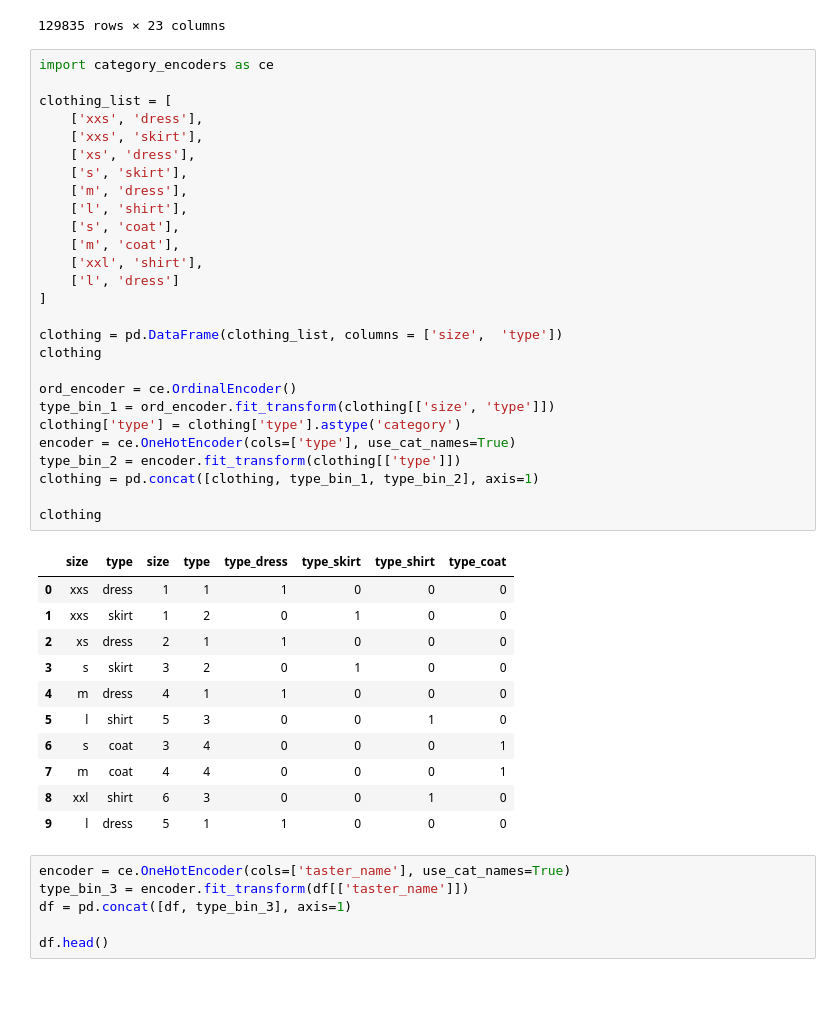
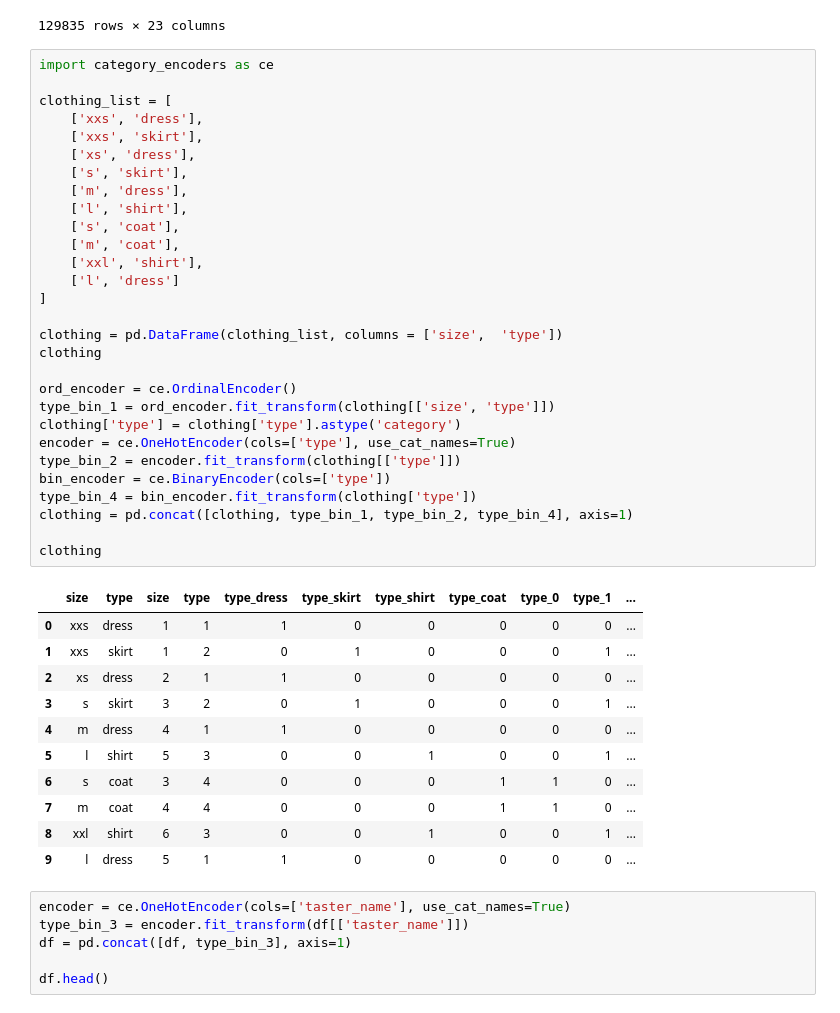
Before and after one commit to madskillskill/sf_data_science, a Jupyter notebook: EDA-3/wine.ipynb, the cells around one changed output. Drawn from its saved outputs; the diff is of its cells as text.

```diff
--- a/EDA-3/wine.ipynb
+++ b/EDA-3/wine.ipynb
@@ -285,42 +285,44 @@ Warning: No categorical columns found. Calling 'transform' will only return inpu
 # %%
 import category_encoders as ce
 
 clothing_list = [
     ['xxs', 'dress'],
     ['xxs', 'skirt'],
     ['xs', 'dress'],
     ['s', 'skirt'],
     ['m', 'dress'],
     ['l', 'shirt'],
     ['s', 'coat'],
     ['m', 'coat'],
     ['xxl', 'shirt'],
     ['l', 'dress']
 ]
 
 clothing = pd.DataFrame(clothing_list, columns = ['size',  'type'])
 clothing
 
 ord_encoder = ce.OrdinalEncoder()
 type_bin_1 = ord_encoder.fit_transform(clothing[['size', 'type']])
 clothing['type'] = clothing['type'].astype('category')
 encoder = ce.OneHotEncoder(cols=['type'], use_cat_names=True)
 type_bin_2 = encoder.fit_transform(clothing[['type']])
-clothing = pd.concat([clothing, type_bin_1, type_bin_2], axis=1)
+bin_encoder = ce.BinaryEncoder(cols=['type'])
+type_bin_4 = bin_encoder.fit_transform(clothing['type'])
+clothing = pd.concat([clothing, type_bin_1, type_bin_2, type_bin_4], axis=1)
 
 clothing
 # %% [output]
-|  | size | type | size | type | type_dress | type_skirt | type_shirt | type_coat |
-| 0 | xxs | dress | 1 | 1 | 1 | 0 | 0 | 0 |
-| 1 | xxs | skirt | 1 | 2 | 0 | 1 | 0 | 0 |
-| 2 | xs | dress | 2 | 1 | 1 | 0 | 0 | 0 |
-| 3 | s | skirt | 3 | 2 | 0 | 1 | 0 | 0 |
-| 4 | m | dress | 4 | 1 | 1 | 0 | 0 | 0 |
-| 5 | l | shirt | 5 | 3 | 0 | 0 | 1 | 0 |
-| 6 | s | coat | 3 | 4 | 0 | 0 | 0 | 1 |
-| 7 | m | coat | 4 | 4 | 0 | 0 | 0 | 1 |
-| 8 | xxl | shirt | 6 | 3 | 0 | 0 | 1 | 0 |
-| 9 | l | dress | 5 | 1 | 1 | 0 | 0 | 0 |
+|  | size | type | size | type | type_dress | type_skirt | type_shirt | type_coat | type_0 | type_1 | ... |
+| 0 | xxs | dress | 1 | 1 | 1 | 0 | 0 | 0 | 0 | 0 | ... |
+| 1 | xxs | skirt | 1 | 2 | 0 | 1 | 0 | 0 | 0 | 1 | ... |
+| 2 | xs | dress | 2 | 1 | 1 | 0 | 0 | 0 | 0 | 0 | ... |
+| 3 | s | skirt | 3 | 2 | 0 | 1 | 0 | 0 | 0 | 1 | ... |
+| 4 | m | dress | 4 | 1 | 1 | 0 | 0 | 0 | 0 | 0 | ... |
+| 5 | l | shirt | 5 | 3 | 0 | 0 | 1 | 0 | 0 | 1 | ... |
+| 6 | s | coat | 3 | 4 | 0 | 0 | 0 | 1 | 1 | 0 | ... |
+| 7 | m | coat | 4 | 4 | 0 | 0 | 0 | 1 | 1 | 0 | ... |
+| 8 | xxl | shirt | 6 | 3 | 0 | 0 | 1 | 0 | 0 | 1 | ... |
+| 9 | l | dress | 5 | 1 | 1 | 0 | 0 | 0 | 0 | 0 | ... |
 # %%
 encoder = ce.OneHotEncoder(cols=['taster_name'], use_cat_names=True)
 type_bin_3 = encoder.fit_transform(df[['taster_name']])
```
Also changed, not shown: parts of 3 cells of this notebook.
